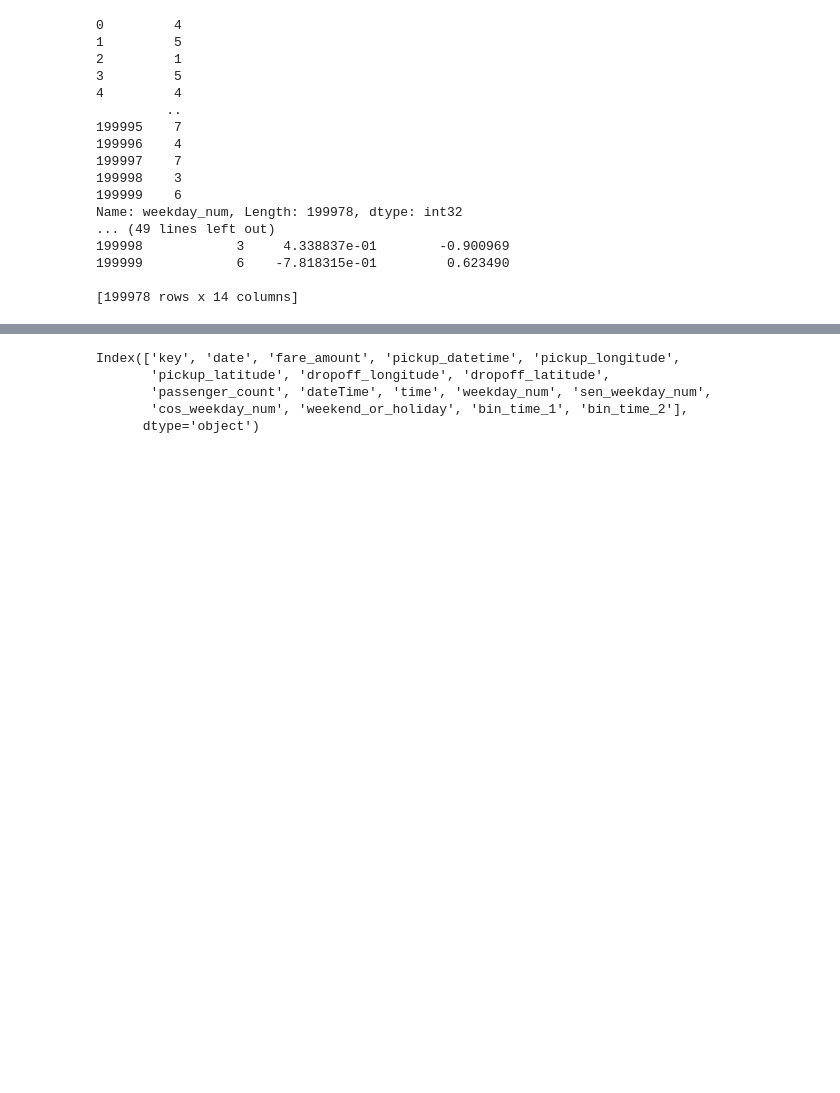
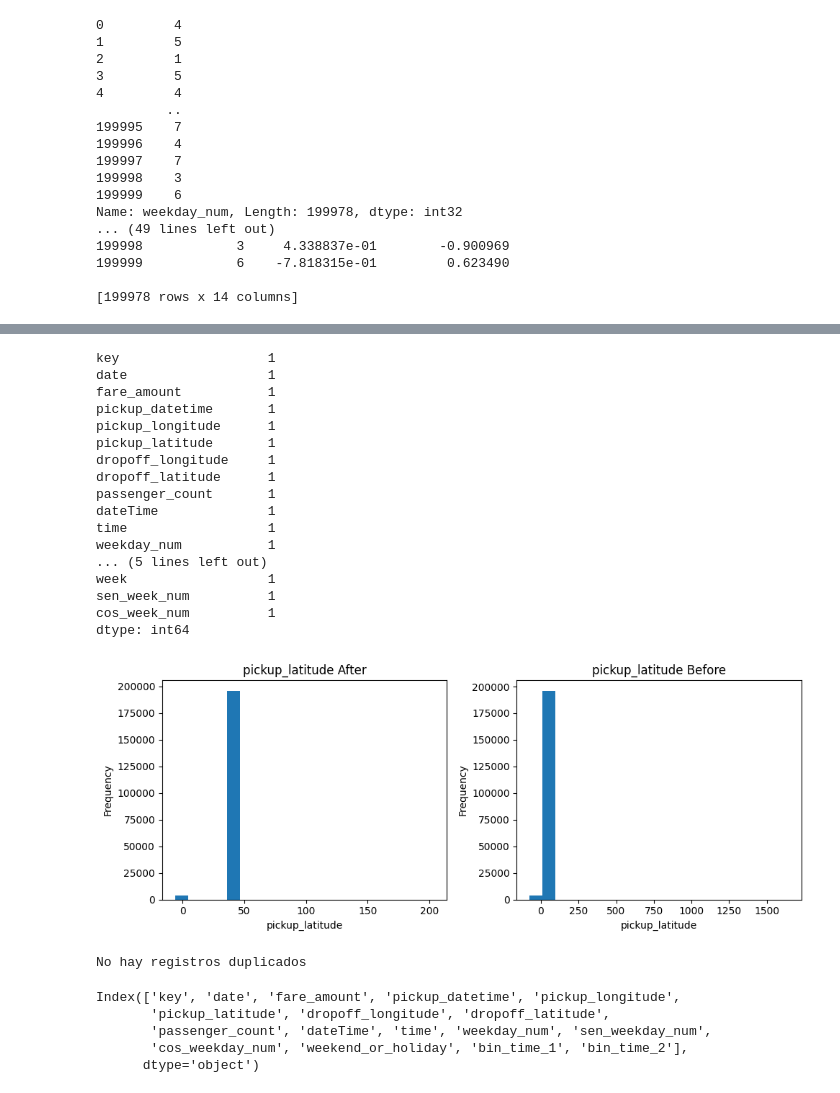
Before and after one commit to mirandaonega/AA1-TUIA-2025C2-Olivieri-Onega, a Jupyter notebook: Tp-MiriOnega-JereOlivieri.ipynb, the cells around one changed output, grey strips where cells are left out. Cells and saved outputs as stored; diff of their text form; code cells hidden in the pictures; blank space fills up the shorter version.

```diff
--- a/Tp-MiriOnega-JereOlivieri.ipynb
+++ b/Tp-MiriOnega-JereOlivieri.ipynb
@@ -213,0 +292,18 @@ df.loc[(df['passenger_count'] > 6), 'passenger_count'] = 6
+# %%
+from sklearn.impute import KNNImputer
+import pandas as pd
+
+# Select columns for imputation and features
+cols_to_use = ['col1', 'col2', 'col3']  # Columns to impute and use as features
+df_subset = df[cols_to_use]
+
+# Initialize KNNImputer
+knn_imputer = KNNImputer(n_neighbors=10)
+
+# Perform imputation
+df_imputed_subset = pd.DataFrame(knn_imputer.fit_transform(df_subset),
+                                columns=cols_to_use,
+                                index=df.index)
+
+# Merge imputed columns back into the original DataFrame
+df[cols_to_use] = df_imputed_subset
@@ -214,3 +364,63 @@ df.loc[(df['passenger_count'] > 6), 'passenger_count'] = 6
+# %%
+from sklearn.preprocessing import PowerTransformer
+
+conditions = {
+    "pickup_latitude":  (df["pickup_latitude"] > 40.91) | (df["pickup_latitude"] < 40.49),
+    "dropoff_latitude": (df["dropoff_latitude"] > 40.91) | (df["dropoff_latitude"] < 40.49),
+    "pickup_longitude": (df["pickup_longitude"] > -73.70) | (df["pickup_longitude"] < -74.25),
+    "dropoff_longitude": (df["dropoff_longitude"] > -73.70) | (df["dropoff_longitude"] < -74.25),
+}
+
+# Transformer
+pt = PowerTransformer(method="yeo-johnson", standardize=True)
+
+# Apply transformation only to values matching each condition
+for col, mask in conditions.items():
+    if mask.any():  # only if outliers exist
+        pt.fit(df[[col]])  # fit on the whole column for consistency
+        df.loc[mask, col] = pt.transform(df.loc[mask, [col]])
+
+# Show transformed DataFrame
+print(df)
+
+# --- Visualization example: before vs after pickup_latitude ---
+fig, axes = plt.subplots(1, 2, figsize=(10,4))
+df["pickup_latitude"].plot(kind="hist", bins=20, ax=axes[0], title="pickup_latitude After")
+axes[0].set_xlabel("pickup_latitude")
+
+# Just for comparison, original distribution (replace with a saved copy of df before transform)
+df_orig =pd.read_csv(file_path)
+
+df_orig["pickup_latitude"].plot(kind="hist", bins=20, ax=axes[1], title="pickup_latitude Before")
+axes[1].set_xlabel("pickup_latitude")
+
+plt.tight_layout()
+plt.show()
+# %% [output]
+key                   1
+date                  1
+fare_amount           1
+pickup_datetime       1
+pickup_longitude      1
+pickup_latitude       1
+dropoff_longitude     1
+dropoff_latitude      1
+passenger_count       1
+dateTime              1
+time                  1
+weekday_num           1
+... (5 lines left out)
+week                  1
+sen_week_num          1
+cos_week_num          1
+dtype: int64
+[figure, added]
+# %%
+### Busco duplicados
+if not df.duplicated().any():
+  print('No hay registros duplicados')
+# %% [output]
+No hay registros duplicados
 # %%
 ### Columnas, ¿cuáles son variables numéricas y cuales variables categóricas?
 df.columns
```
Also changed, not shown: parts of 78 cells of this notebook.
